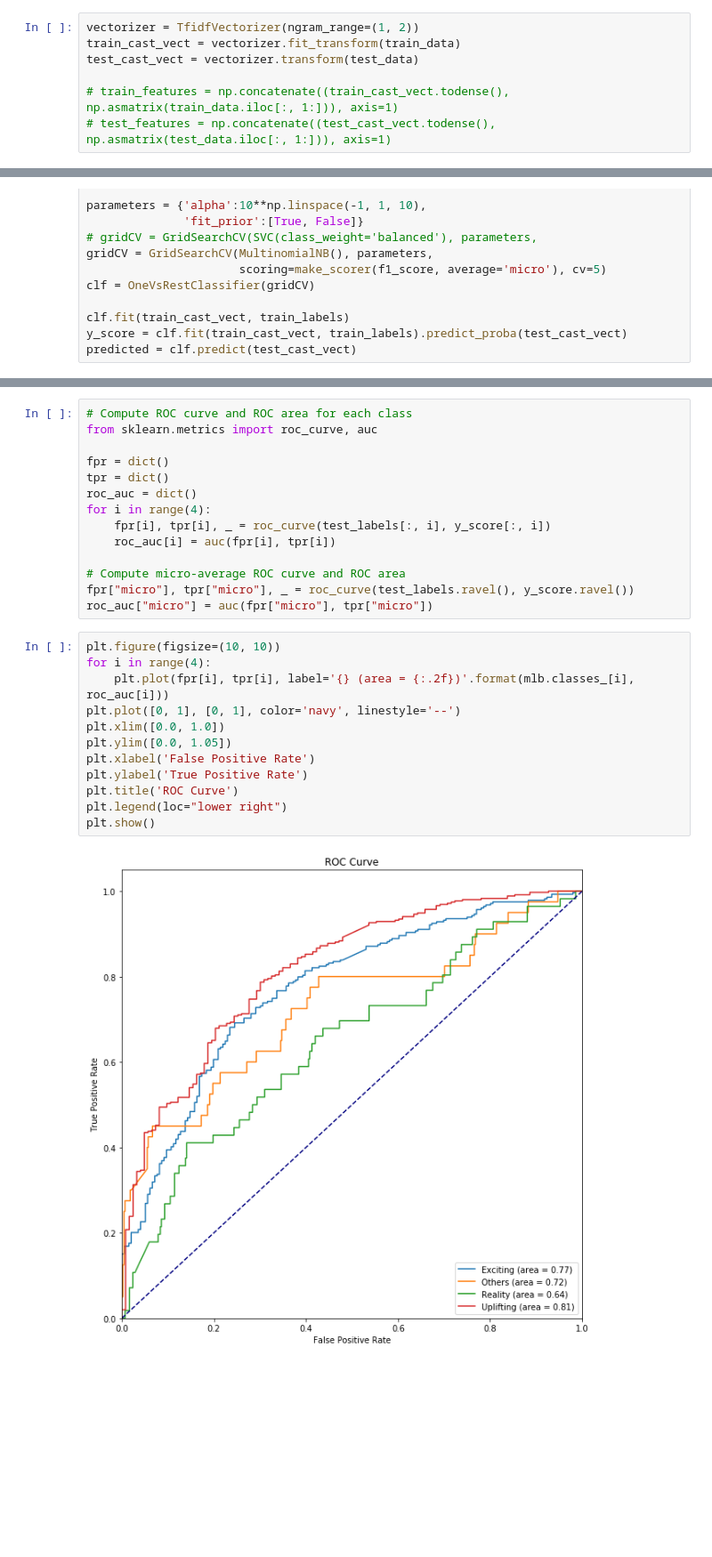
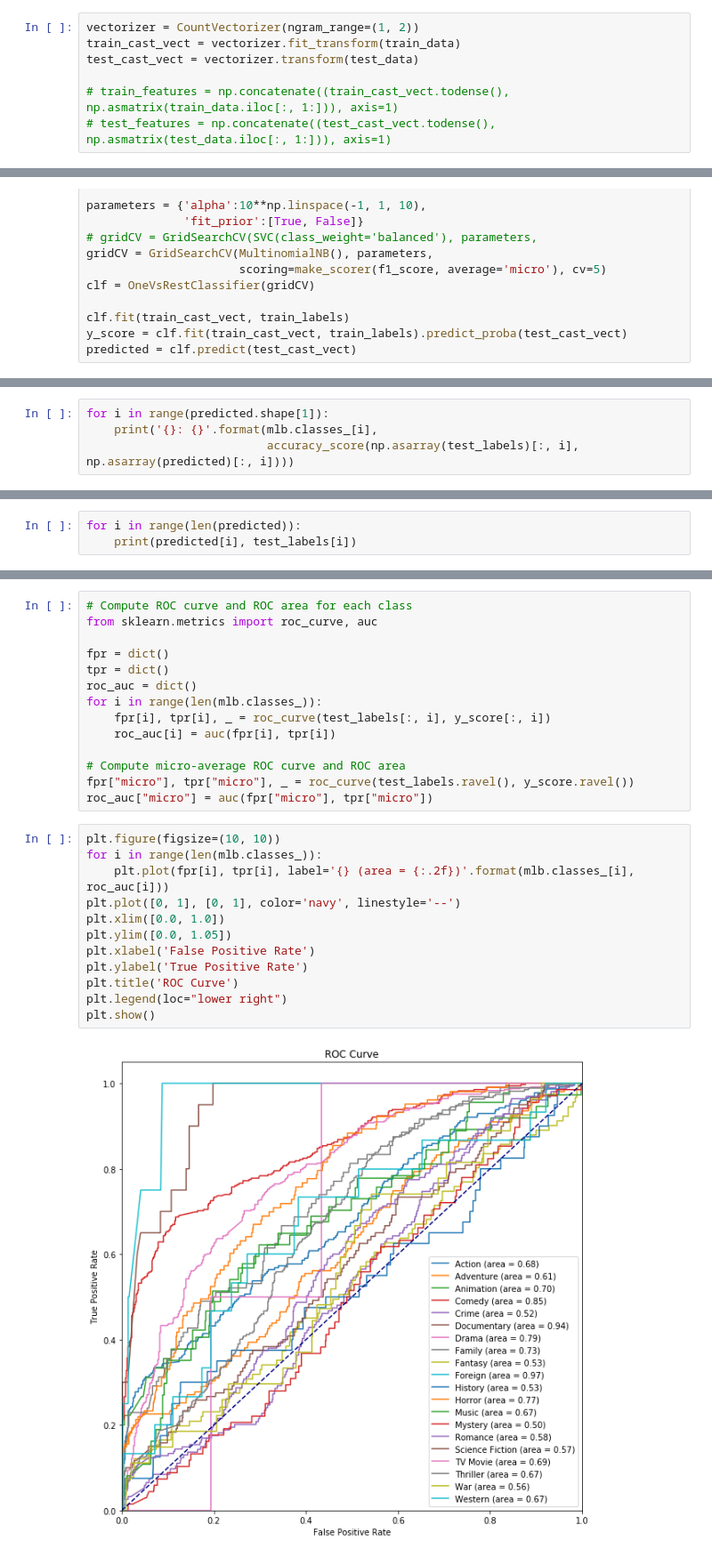
Before and after one commit to juliafeec/tmdb, a Jupyter notebook: cast_vs_genres.ipynb, the cells around one changed output, grey strips where cells are left out. Shown at 89% size. Cells and saved outputs as stored; diff of their text form; blank space fills up the shorter version.

```diff
--- a/cast_vs_genres.ipynb
+++ b/cast_vs_genres.ipynb
@@ -270,5 +305,5 @@ train_data, test_data, train_labels, test_labels = train_test_split(df.iloc[:, 3
 # %%
-vectorizer = TfidfVectorizer(ngram_range=(1, 2))
+vectorizer = CountVectorizer(ngram_range=(1, 2))
 train_cast_vect = vectorizer.fit_transform(train_data)
 test_cast_vect = vectorizer.transform(test_data)
 
@@ -322,0 +364,4 @@ Recall: 0.8046767537826685
+# %%
+for i in range(predicted.shape[1]):
+    print('{}: {}'.format(mlb.classes_[i],
+                          accuracy_score(np.asarray(test_labels)[:, i], np.asarray(predicted)[:, i])))
@@ -322,0 +389,3 @@ Recall: 0.8046767537826685
+# %%
+for i in range(len(predicted)):
+    print(predicted[i], test_labels[i])
@@ -327,7 +414,7 @@ from sklearn.metrics import roc_curve, auc
 fpr = dict()
 tpr = dict()
 roc_auc = dict()
-for i in range(4):
+for i in range(len(mlb.classes_)):
     fpr[i], tpr[i], _ = roc_curve(test_labels[:, i], y_score[:, i])
     roc_auc[i] = auc(fpr[i], tpr[i])
 
@@ -336,18 +423,18 @@ fpr["micro"], tpr["micro"], _ = roc_curve(test_labels.ravel(), y_score.ravel())
 roc_auc["micro"] = auc(fpr["micro"], tpr["micro"])
 # %%
 plt.figure(figsize=(10, 10))
-for i in range(4):
+for i in range(len(mlb.classes_)):
     plt.plot(fpr[i], tpr[i], label='{} (area = {:.2f})'.format(mlb.classes_[i], roc_auc[i]))
 plt.plot([0, 1], [0, 1], color='navy', linestyle='--')
 plt.xlim([0.0, 1.0])
 plt.ylim([0.0, 1.05])
 plt.xlabel('False Positive Rate')
 plt.ylabel('True Positive Rate')
 plt.title('ROC Curve')
 plt.legend(loc="lower right")
 plt.show()
 # %% [output]
-[figure, old version]
+[figure, new version]
 # %%
 mlb.classes_
 # %% [output]
```
Also changed, not shown: parts of 21 cells of this notebook.
